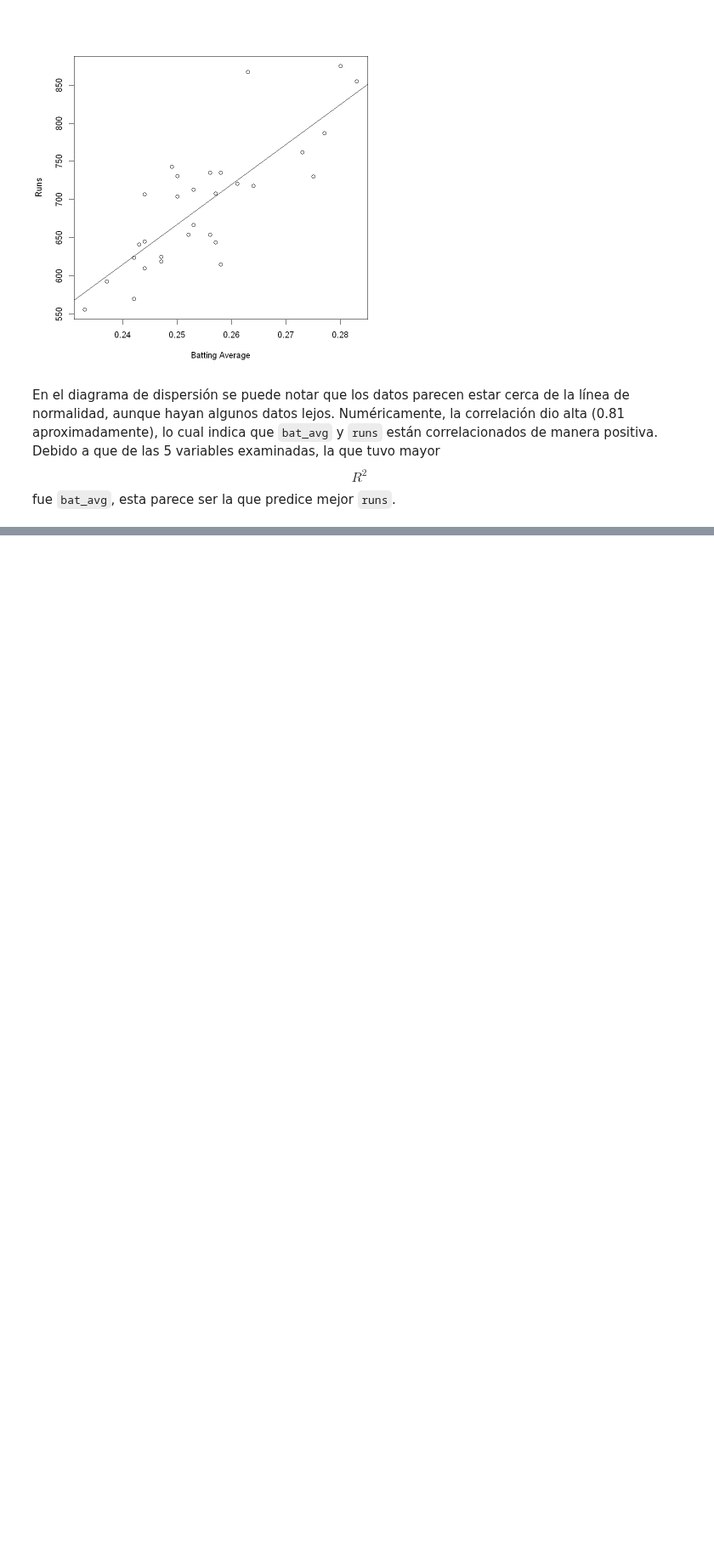
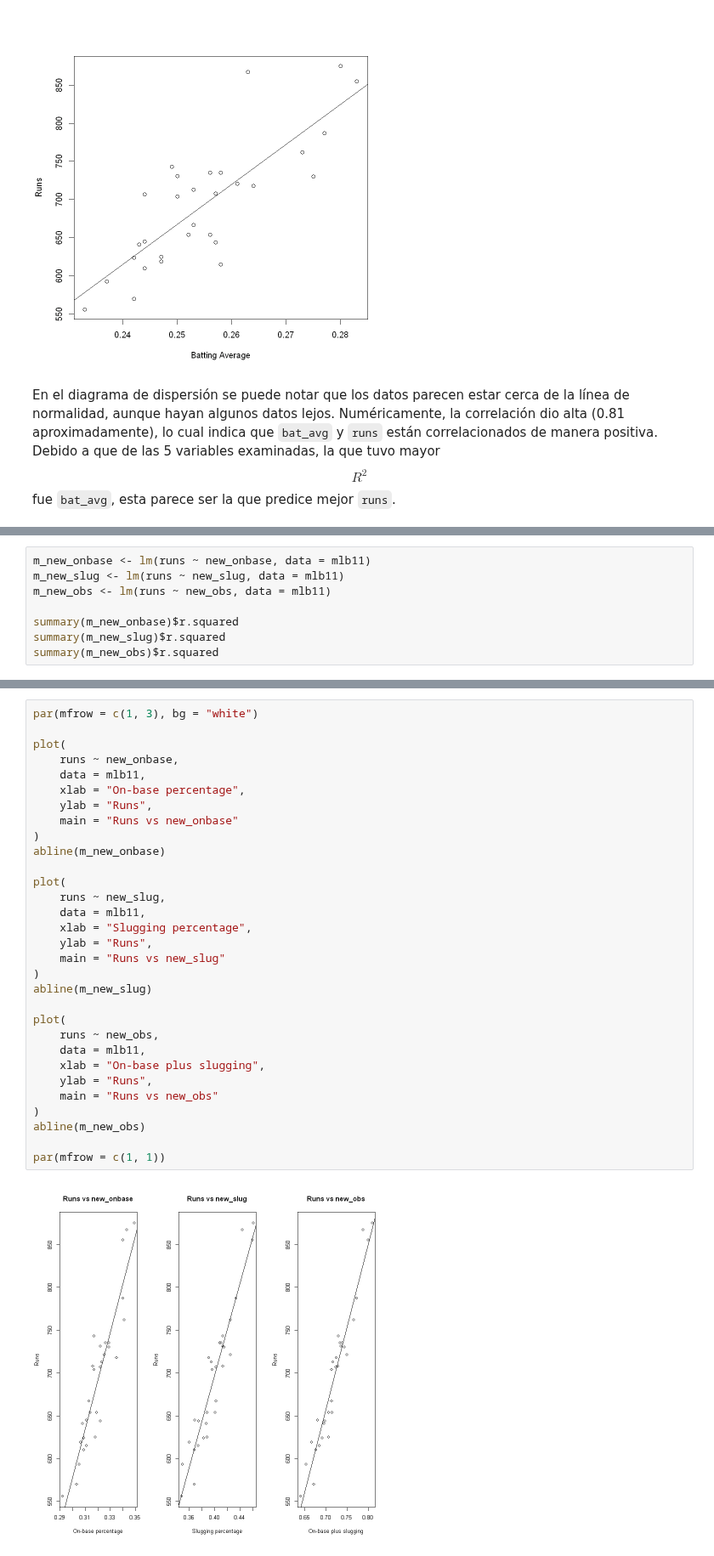
Before and after one commit to cerillo2808/Experimentos_TempName, a Jupyter notebook: AC5-Regresión-Lineal/AC5-Regresión-Lineal.ipynb, the cells around one changed output, grey strips where cells are left out. Shown at 85% size. Saved outputs shown, nothing was run; the diff lists cells and outputs as text; blank space fills up the shorter version.

```diff
--- a/AC5-Regresión-Lineal/AC5-Regresión-Lineal.ipynb
+++ b/AC5-Regresión-Lineal/AC5-Regresión-Lineal.ipynb
@@ -268,0 +271,8 @@ En el diagrama de dispersión se puede notar que los datos parecen estar cerca d
+# %%
+m_new_onbase <- lm(runs ~ new_onbase, data = mlb11)
+m_new_slug <- lm(runs ~ new_slug, data = mlb11)
+m_new_obs <- lm(runs ~ new_obs, data = mlb11)
+
+summary(m_new_onbase)$r.squared
+summary(m_new_slug)$r.squared
+summary(m_new_obs)$r.squared
@@ -268,0 +283,33 @@ En el diagrama de dispersión se puede notar que los datos parecen estar cerca d
+# %%
+par(mfrow = c(1, 3), bg = "white")
+
+plot(
+    runs ~ new_onbase,
+    data = mlb11,
+    xlab = "On-base percentage",
+    ylab = "Runs",
+    main = "Runs vs new_onbase"
+)
+abline(m_new_onbase)
+
+plot(
+    runs ~ new_slug,
+    data = mlb11,
+    xlab = "Slugging percentage",
+    ylab = "Runs",
+    main = "Runs vs new_slug"
+)
+abline(m_new_slug)
+
+plot(
+    runs ~ new_obs,
+    data = mlb11,
+    xlab = "On-base plus slugging",
+    ylab = "Runs",
+    main = "Runs vs new_obs"
+)
+abline(m_new_obs)
+
+par(mfrow = c(1, 1))
+# %% [output]
+[figure, added]
```
Also changed, not shown: parts of 3 cells of this notebook.
